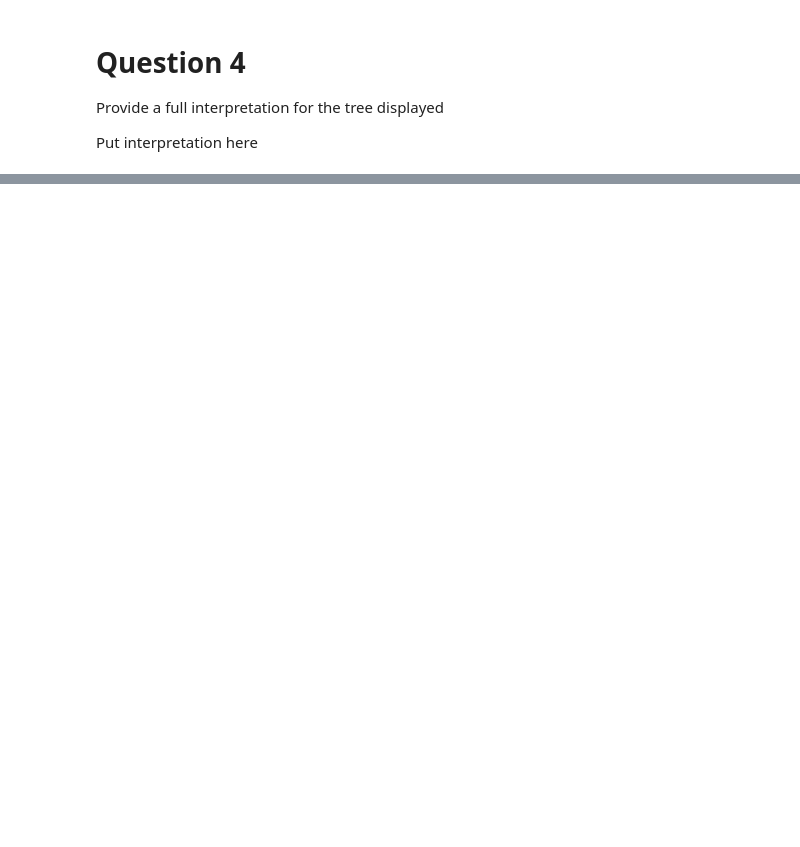
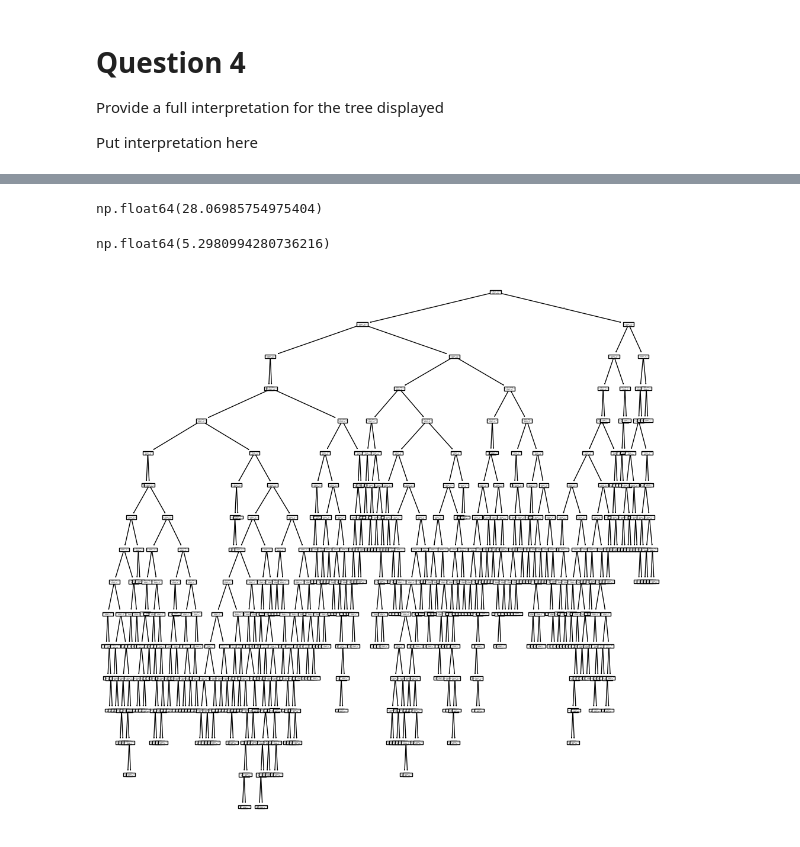
Before and after one commit to CameronOldweiler/DataProjects, a Jupyter notebook: Chapter8Lab.ipynb, the cells around one changed output, grey strips where cells are left out. Saved outputs shown, nothing was run; the diff lists cells and outputs as text; code cells hidden in the pictures; blank space fills up the shorter version.

```diff
--- a/Chapter8Lab.ipynb
+++ b/Chapter8Lab.ipynb
@@ -353,0 +304,19 @@ plot_tree(best_,
+# %%
+MSE = np.mean((y_test - best_.predict(X_test)) ** 2)
+MSE
+# %% [output]
+np.float64(28.06985754975404)
+# %%
+RSE = np.sqrt(MSE)
+RSE
+# %% [output]
+np.float64(5.2980994280736216)
+# %%
+reg = DTR()
+reg.fit(X_train, y_train)
+ax = subplots(figsize = (12, 12))[1]
+plot_tree(reg,
+          feature_names = feature_names,
+          ax = ax);
+# %% [output]
+[figure, added]
```
Also changed, not shown: parts of 12 cells of this notebook, 2 other files.
